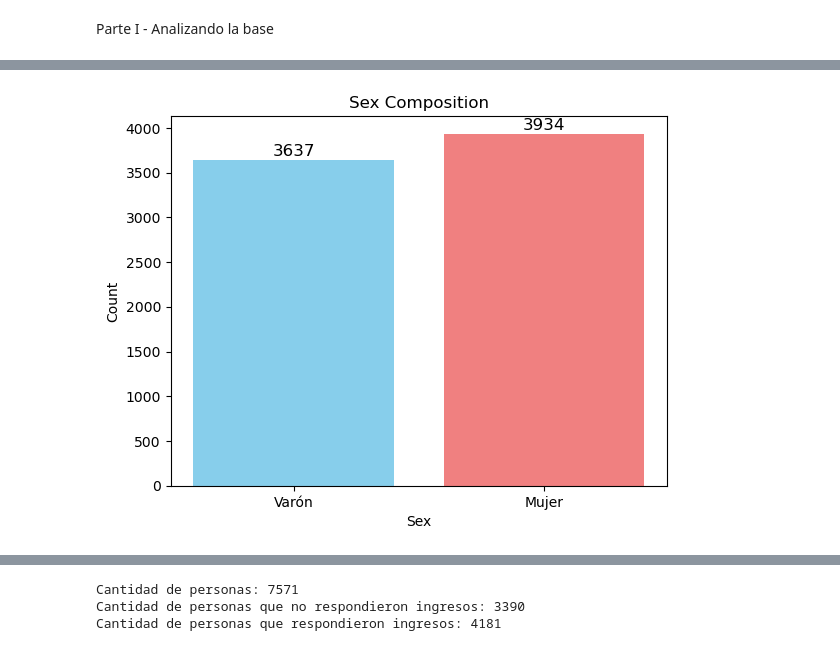
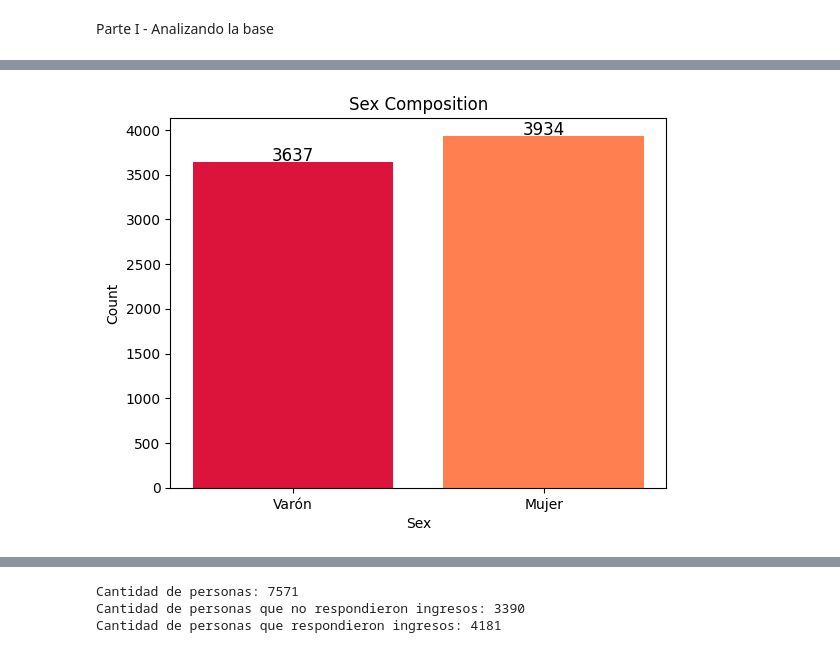
Before and after one commit to JuanDBarnes/BigData, a Jupyter notebook: TP2/punto1_fran.ipynb, the cells around one changed output, grey strips where cells are left out. Cells and saved outputs as stored; diff of their text form; code cells hidden in the pictures.

```diff
--- a/TP2/punto1_fran.ipynb
+++ b/TP2/punto1_fran.ipynb
@@ -14,7 +18,6 @@ os.chdir("C:/Users/LENOVO/Desktop/udesa/3er timestre/Big Data/Tutoriales/TP2")
 #Abrimos el dataset
 df = pd.read_excel("usu_individual_T123.xlsx")
 # %%
-df=pd.read_excel("usu_individual_T123.xlsx")
 print(df.head(3))
 print(df.columns)
 print(f'Cantidad de personas: {len(df)}')
@@ -66,33 +64,33 @@ plt.show()
 import matplotlib.pyplot as plt
 
 # Sample data
 sex_composition = df['CH04'].replace({1: 'Varón', 2: 'Mujer'}).value_counts()
 
 # Define the desired order of bars
 bar_order = ['Varón', 'Mujer']
 
 # Create a figure and axis
 fig, ax = plt.subplots()
 
 # Define colors
-colors = ['skyblue', 'lightcoral']
+colors = ['crimson','coral']
 
 # Create the bar graph with the specified order
 bars = ax.bar(bar_order, sex_composition[bar_order], color=colors)
 
 # Add data labels above the bars
 for bar in bars:
     height = bar.get_height()
     ax.annotate(f'{height}', xy=(bar.get_x() + bar.get_width() / 2, height),
-                xytext=(0, 3), textcoords='offset points', ha='center', fontsize=12)
+                xytext=(0, 1), textcoords='offset points', ha='center', fontsize=12)
 
 # Set labels and title
 plt.xlabel('Sex')
 plt.ylabel('Count')
 plt.title('Sex Composition')
 
 
 # Show the plot
 plt.show()
 # %% [output]
-[figure, old version]
+[figure, new version]
```
Also changed, not shown: parts of 20 cells of this notebook, 1 other file.
